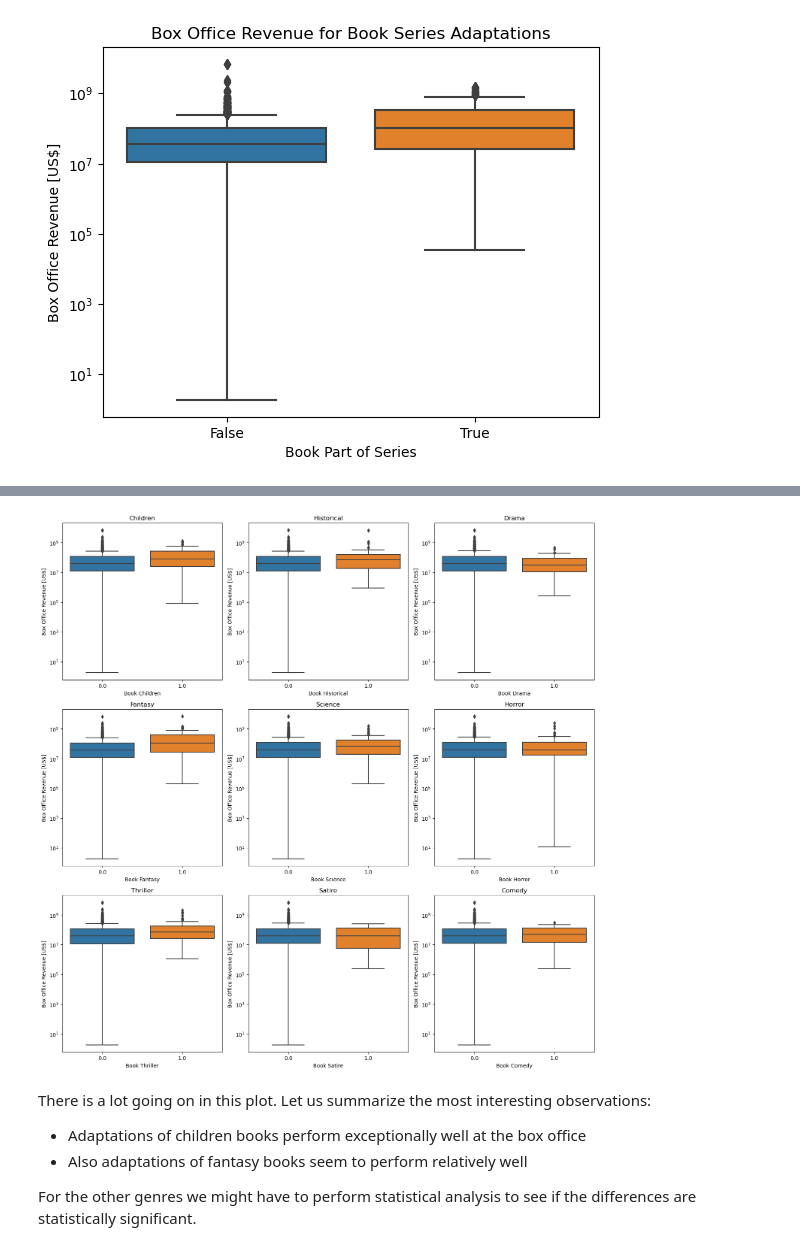
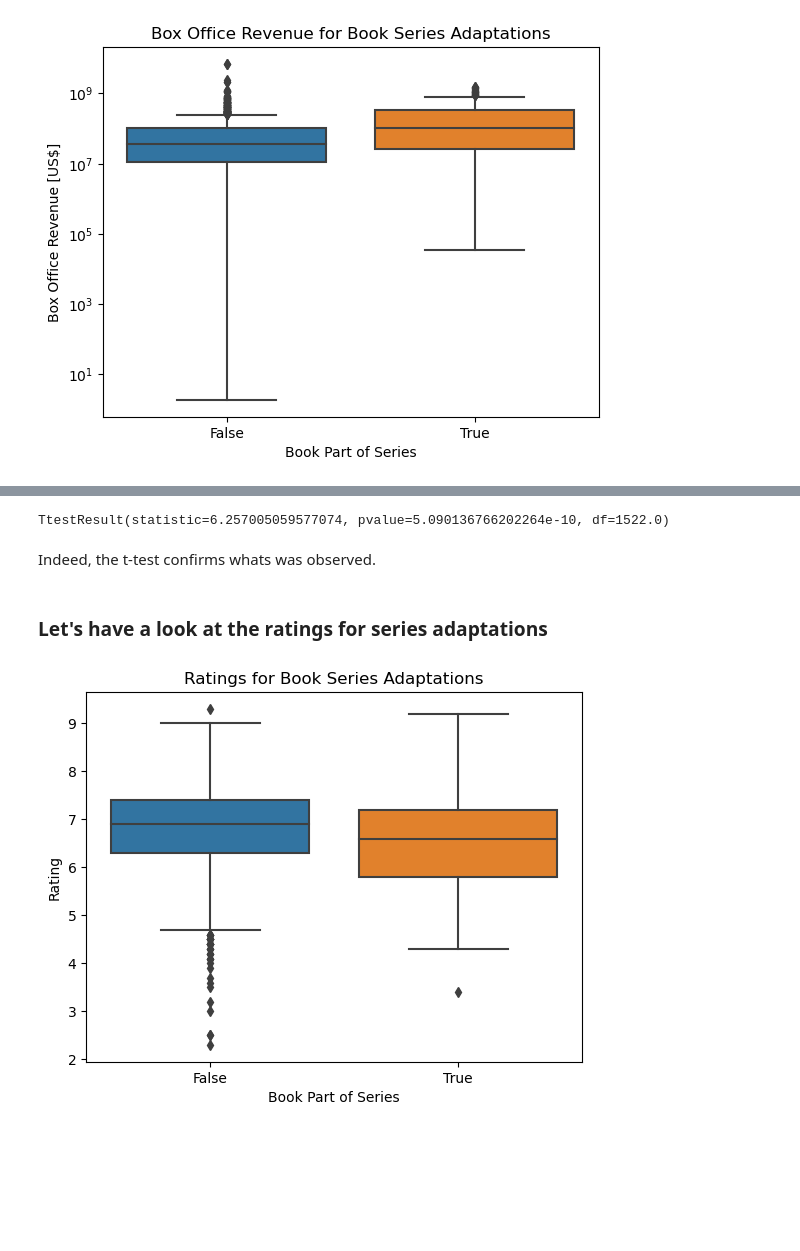
Before and after one commit to epfl-ada/ada-2023-project-team0110, a Jupyter notebook: milestone2.ipynb, the cells around one changed output, grey strips where cells are left out. Cells and saved outputs as stored; diff of their text form; code cells hidden in the pictures; blank space fills up the shorter version.

```diff
--- a/milestone2.ipynb
+++ b/milestone2.ipynb
@@ -404,25 +406,17 @@ Next, let us consider different book genres.
-# %%
-genres = [
-       'book_children', 'book_historical', 'book_drama',
-       'book_fantasy', 'book_science_fiction', 'book_horror',
-       'book_thriller', 'book_satire', 'book_comedy'
-       ]
-
-# make a 5x3 grid and create boxplot comparing the revenue of each book type
-fig, axes = plt.subplots(3, 3, figsize=(15, 15))
-
-for i, ax in enumerate(axes.flatten()):
-       sns.boxplot(x=genres[i], y="movie_revenue", data=book_adaptation_df, ax=ax)
-       ax.set_yscale('log')
-       ax.set_title(genres[i].split('_')[1].capitalize())
-       ax.set_xlabel('Book ' + genres[i].split('_')[1].capitalize())
-       ax.set_ylabel('Box Office Revenue [US$]')
-plt.tight_layout()
-# %% [output]
-[figure, removed]
-# %% [markdown]
-There is a lot going on in this plot. Let us summarize the most interesting observations:
-- Adaptations of children books perform exceptionally well at the box office
-- Also adaptations of fantasy books seem to perform relatively well
-
-For the other genres we might have to perform statistical analysis to see if the differences are statistically significant.
+# %%
+#st.ttest_ind(book_adaptation_df.assign(book_part_of_series=book_adaptation_df['book_part_of_series'].astype(bool).query())
+st.ttest_ind(book_adaptation_df.query('book_part_of_series==1')['movie_revenue'],book_adaptation_df.query('book_part_of_series==0')['movie_revenue'])
+# %% [output]
+TtestResult(statistic=6.257005059577074, pvalue=5.090136766202264e-10, df=1522.0)
+# %% [markdown]
+Indeed, the t-test confirms whats was observed.
+# %% [markdown]
+### Let's have a look at the ratings for series adaptations
+# %%
+sns.boxplot(x='book_part_of_series', y='imdb_rating', data=book_adaptation_df.assign(book_part_of_series=book_adaptation_df['book_part_of_series'].astype(bool)))
+plt.title('Ratings for Book Series Adaptations')
+plt.xlabel('Book Part of Series')
+plt.ylabel('Rating')
+plt.show()
+# %% [output]
+[figure, added]
```
Also changed, not shown: parts of 8 cells of this notebook, 9 other files.
